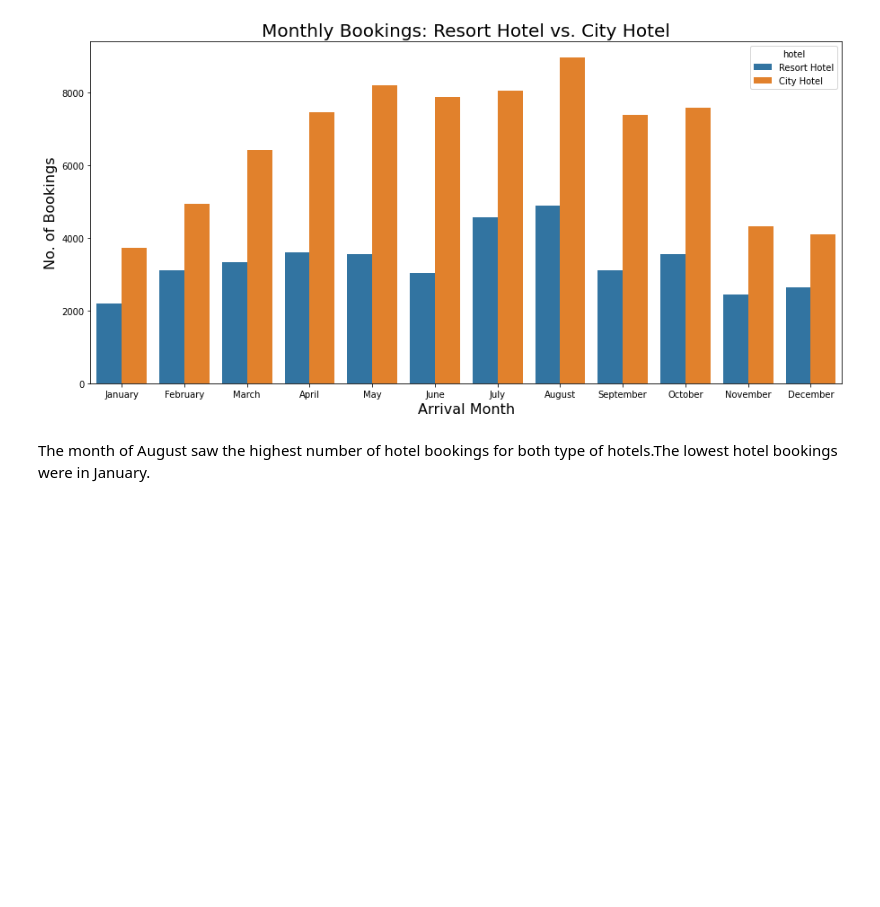
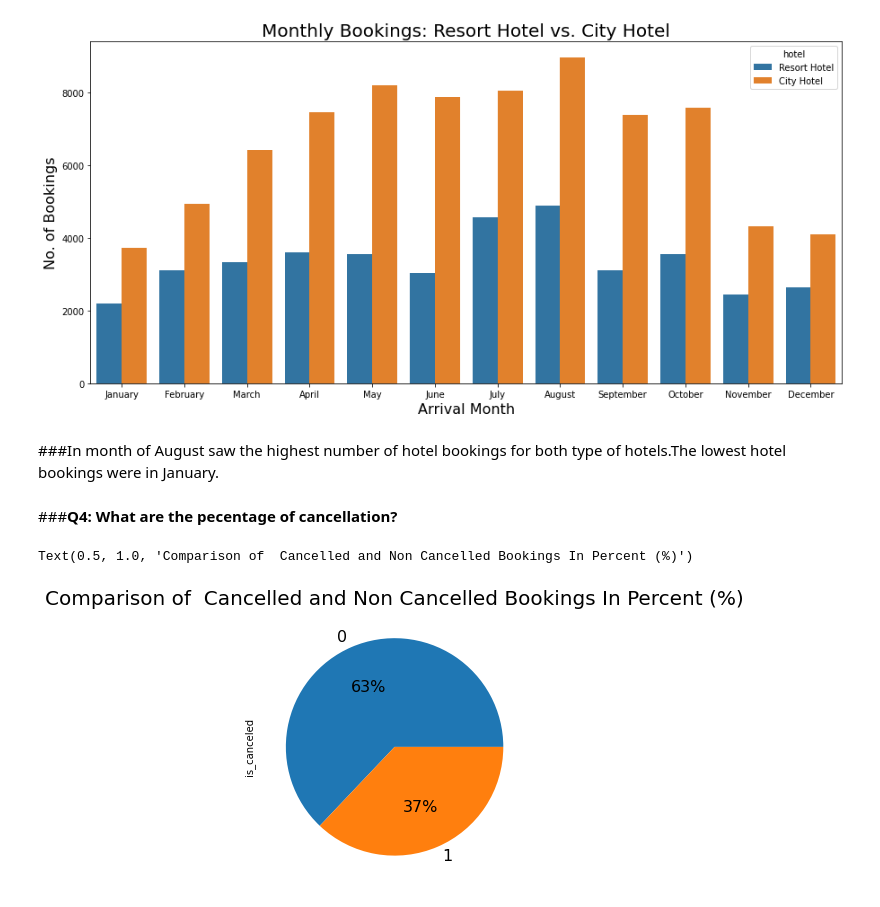
Before and after one commit to YashwantRaul/EDA-of-Hotel-booking, a Jupyter notebook: Hotel_Booking_Analysis_Capstone_Project.ipynb, the cells around one changed output. Cells and saved outputs as stored; diff of their text form; code cells hidden in the pictures; blank space fills up the shorter version.

```diff
--- a/Hotel_Booking_Analysis_Capstone_Project.ipynb
+++ b/Hotel_Booking_Analysis_Capstone_Project.ipynb
@@ -211,4 +209,13 @@ plt.ylabel('No. of Bookings', fontsize=16)
 Text(0, 0.5, 'No. of Bookings')
 [figure]
 # %% [markdown]
-The month of August saw the highest number of hotel bookings for both type of hotels.The lowest hotel bookings were in January.
+###In month of August saw the highest number of hotel bookings for both type of hotels.The lowest hotel bookings were in January.
+# %% [markdown]
+###**Q4: What are the pecentage of cancellation?**
+# %%
+# How many bookings is cancelled and not cancelled in percent(%)
+df_new['is_canceled'].value_counts().plot.pie( autopct='%.f%%', figsize=(5,5),fontsize=16)
+plt.title('Comparison of  Cancelled and Non Cancelled Bookings In Percent (%)', fontsize=20)
+# %% [output]
+Text(0.5, 1.0, 'Comparison of  Cancelled and Non Cancelled Bookings In Percent (%)')
+[figure, added]
```
Also changed, not shown: parts of 11 cells of this notebook.
